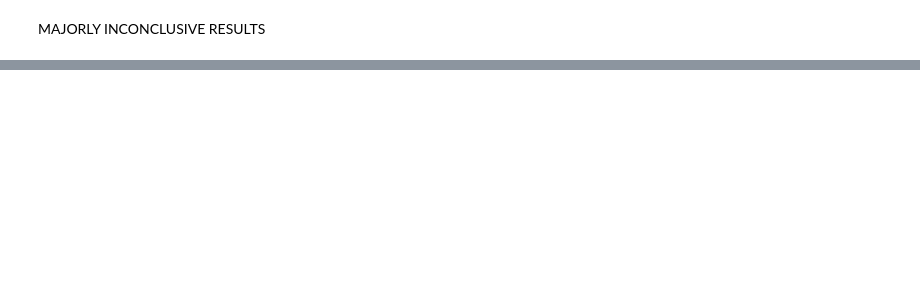
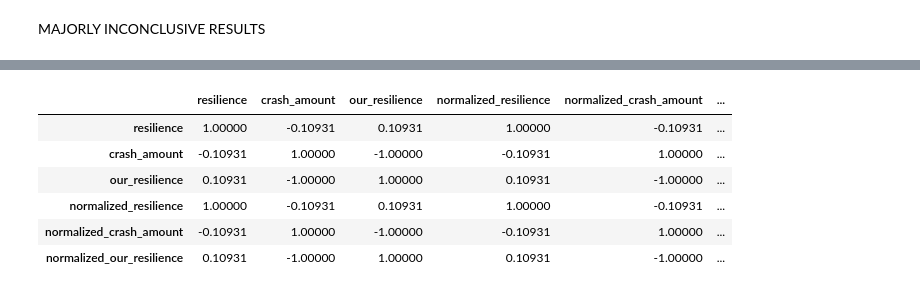
Before and after one commit to drg101/fysallida, a Jupyter notebook: analyze/Basic_Analysis.ipynb, the cells around one changed output, grey strips where cells are left out. Saved outputs shown, nothing was run; the diff lists cells and outputs as text; code cells hidden in the pictures; blank space fills up the shorter version.

```diff
--- a/analyze/Basic_Analysis.ipynb
+++ b/analyze/Basic_Analysis.ipynb
@@ -301,0 +370,14 @@ MAJORLY INCONCLUSIVE RESULTS
+# %%
+for col in ['resilience', 'crash_amount', 'our_resilience']:
+    column = relevant_cols_df[col]
+    relevant_cols_df[f'normalized_{col}'] = (column-column.min())/(column.max()-column.min())
+# %%
+relevant_cols_df.corr()
+# %% [output]
+|  | resilience | crash_amount | our_resilience | normalized_resilience | normalized_crash_amount | ... |
+| resilience | 1.00000 | -0.10931 | 0.10931 | 1.00000 | -0.10931 | ... |
+| crash_amount | -0.10931 | 1.00000 | -1.00000 | -0.10931 | 1.00000 | ... |
+| our_resilience | 0.10931 | -1.00000 | 1.00000 | 0.10931 | -1.00000 | ... |
+| normalized_resilience | 1.00000 | -0.10931 | 0.10931 | 1.00000 | -0.10931 | ... |
+| normalized_crash_amount | -0.10931 | 1.00000 | -1.00000 | -0.10931 | 1.00000 | ... |
+| normalized_our_resilience | 0.10931 | -1.00000 | 1.00000 | 0.10931 | -1.00000 | ... |
```
Also changed, not shown: parts of 17 cells of this notebook, 2 other files.
